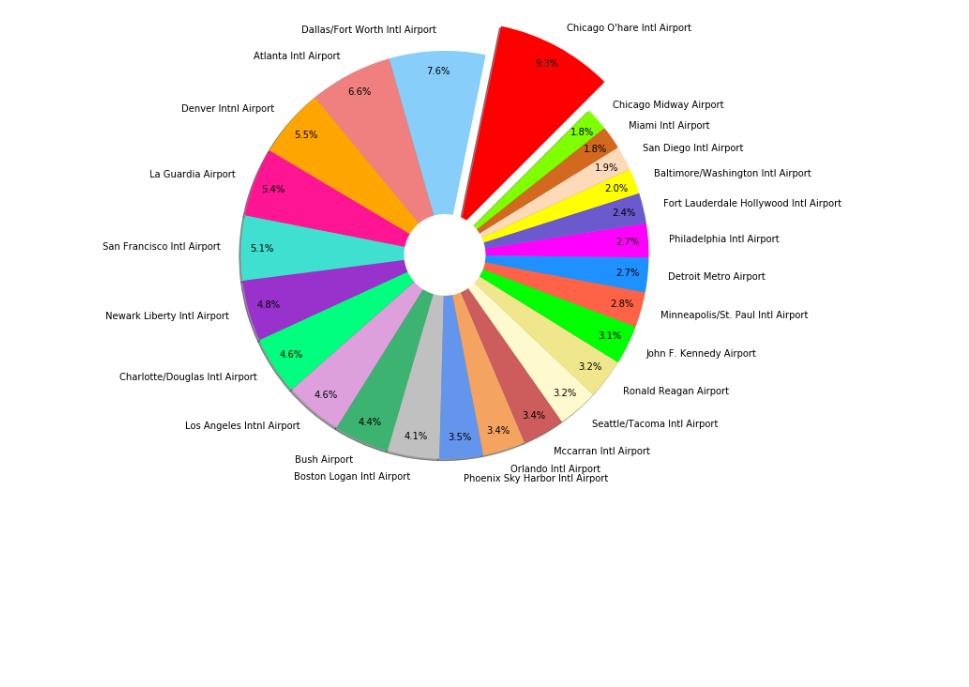
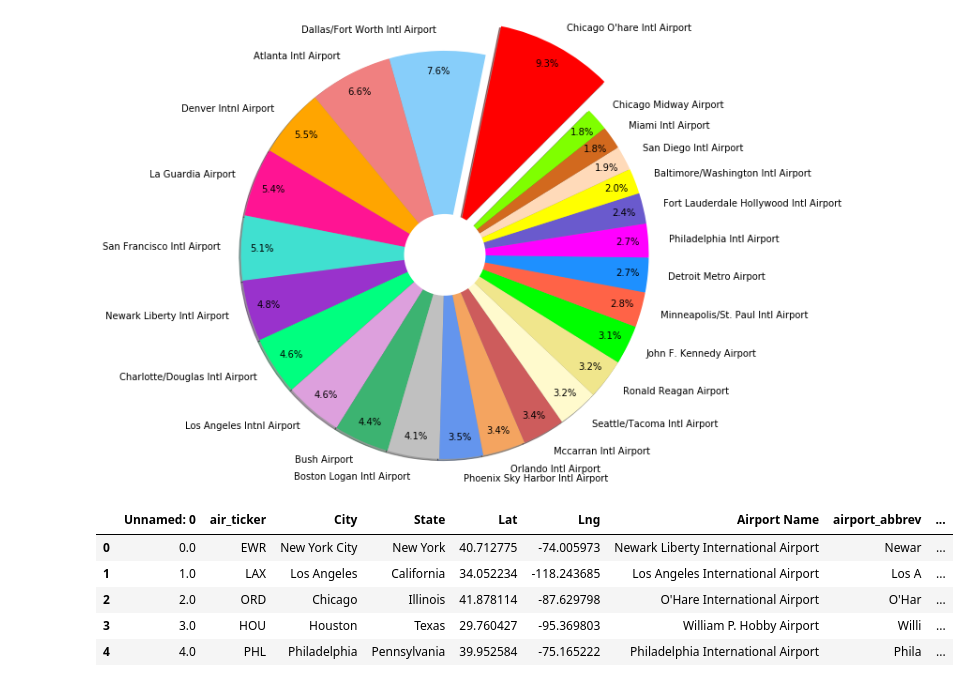
Before and after one commit to bishdj22/Project-1-FlightAnalysis, a Jupyter notebook: Project1_FlightDataAnalysis_Final.ipynb, the cells around one changed output. Cells and saved outputs as stored; diff of their text form; code cells hidden in the pictures; blank space fills up the shorter version.

```diff
--- a/Project1_FlightDataAnalysis_Final.ipynb
+++ b/Project1_FlightDataAnalysis_Final.ipynb
@@ -280,3 +281,16 @@ plt.savefig("Charts_final/TopAirport_Delay%_.png")
 # %% [output]
 <matplotlib.patches.Circle at 0x...>
 [figure]
+# %%
+#DB Heatmap attempts code
+#DB googleAPI key: AIzaSyBGE-0qohEO-4pvyVIxKDBH9yL2AidhaNM
+
+airgeo_data = pd.read_csv("Data/Airport_latlongs.csv")
+airgeo_data.head()
+# %% [output]
+|  | Unnamed: 0 | air_ticker | City | State | Lat | Lng | Airport Name | airport_abbrev | ... |
+| 0 | 0.0 | EWR | New York City | New York | 40.712775 | -74.005973 | Newark Liberty International Airport | Newar | ... |
+| 1 | 1.0 | LAX | Los Angeles | California | 34.052234 | -118.243685 | Los Angeles International Airport | Los A | ... |
+| 2 | 2.0 | ORD | Chicago | Illinois | 41.878114 | -87.629798 | O'Hare International Airport | O'Har | ... |
+| 3 | 3.0 | HOU | Houston | Texas | 29.760427 | -95.369803 | William P. Hobby Airport | Willi | ... |
+| 4 | 4.0 | PHL | Philadelphia | Pennsylvania | 39.952584 | -75.165222 | Philadelphia International Airport | Phila | ... |
```
Also changed, not shown: parts of 7 cells of this notebook, 2 other files.
